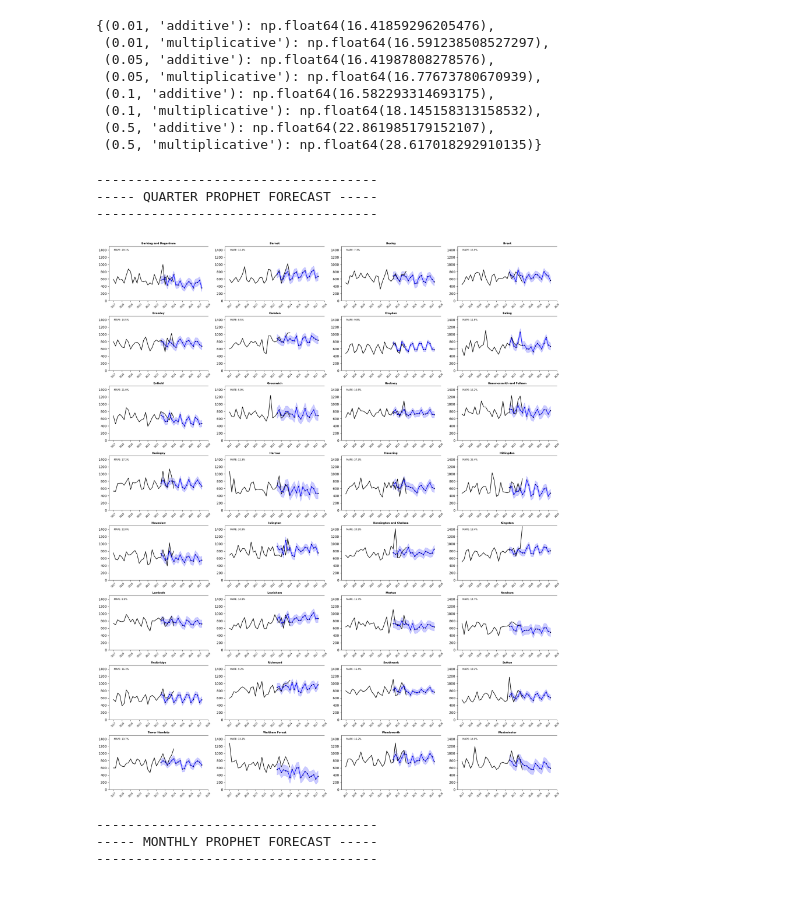
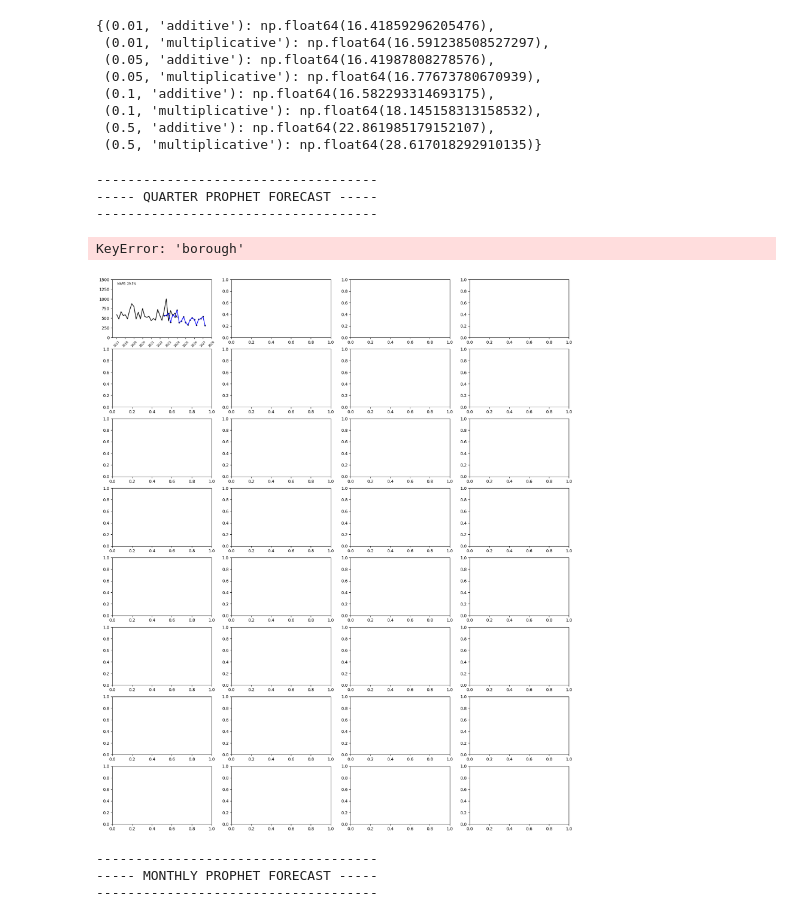
Before and after one commit to ferguswatson39/london_sport2, a Jupyter notebook: src/stream_1/forecasting/prophet_experimentation.ipynb, the cells around one changed output. Drawn from its saved outputs; the diff is of its cells as text; code cells hidden in the pictures.

```diff
--- a/src/stream_1/forecasting/prophet_experimentation.ipynb
+++ b/src/stream_1/forecasting/prophet_experimentation.ipynb
@@ -200,13 +198,14 @@ results
 # %%
 print("------------------------------------")
 print("----- QUARTER PROPHET FORECAST -----")
 print("------------------------------------")
-plot_prophet_forecasts(df_prophet_quarter, 22, xtick_positions=quarter_positions, xtick_labels=year_labels)
+plot_borough_forecasts(df_prophet_quarter, 22, xtick_positions=quarter_positions, xtick_labels=year_labels)
 # %% [output]
 ------------------------------------
 ----- QUARTER PROPHET FORECAST -----
 ------------------------------------
+KeyError: 'borough'
-[figure, old version]
+[figure, new version]
 # %%
 print("------------------------------------")
 print("----- MONTHLY PROPHET FORECAST -----")
```
Also changed, not shown: parts of 2 cells of this notebook, 4 other files.
